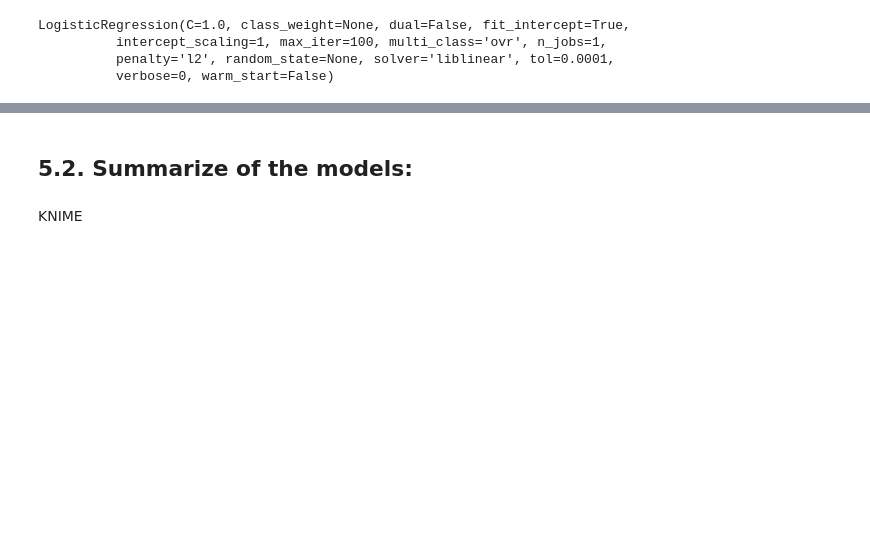
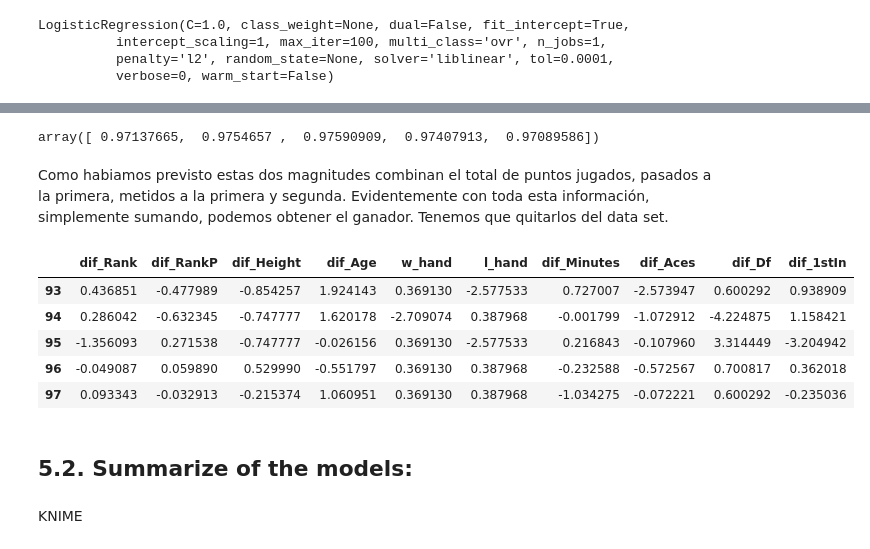
Before and after one commit to ISANJUA/TFM_ML4sportsBets, a Jupyter notebook: Resumen 3. Feature Extraction, Transformations and Cleansing.ipynb, the cells around one changed output, grey strips where cells are left out. Cells and saved outputs as stored; diff of their text form; code cells hidden in the pictures; blank space fills up the shorter version.

```diff
--- a/Resumen 3. Feature Extraction, Transformations and Cleansing.ipynb
+++ b/Resumen 3. Feature Extraction, Transformations and Cleansing.ipynb
@@ -1173,0 +1149,8 @@ METODO 2:
+# %%
+X_train,X_test,y_train,y_test = train_test_split(X, y)
+logreg.fit(X_train, y_train)
+cross_val_score(logreg, X_test, y_test,cv=5)
+# %% [output]
+array([ 0.97137665,  0.9754657 ,  0.97590909,  0.97407913,  0.97089586])
+# %% [markdown]
+Como habiamos previsto estas dos magnitudes combinan el total de puntos jugados, pasados a la primera, metidos a la primera y segunda. Evidentemente con toda esta información, simplemente sumando, podemos obtener el ganador. Tenemos que quitarlos del data set.
@@ -1174,3 +1161,14 @@ METODO 2:
+# %%
+X = TennisDFnorm_X
+# %%
+X.head()
+# %% [output]
+|  | dif_Rank | dif_RankP | dif_Height | dif_Age | w_hand | l_hand | dif_Minutes | dif_Aces | dif_Df | dif_1stIn |
+| 93 | 0.436851 | -0.477989 | -0.854257 | 1.924143 | 0.369130 | -2.577533 | 0.727007 | -2.573947 | 0.600292 | 0.938909 |
+| 94 | 0.286042 | -0.632345 | -0.747777 | 1.620178 | -2.709074 | 0.387968 | -0.001799 | -1.072912 | -4.224875 | 1.158421 |
+| 95 | -1.356093 | 0.271538 | -0.747777 | -0.026156 | 0.369130 | -2.577533 | 0.216843 | -0.107960 | 3.314449 | -3.204942 |
+| 96 | -0.049087 | 0.059890 | 0.529990 | -0.551797 | 0.369130 | 0.387968 | -0.232588 | -0.572567 | 0.700817 | 0.362018 |
+| 97 | 0.093343 | -0.032913 | -0.215374 | 1.060951 | 0.369130 | 0.387968 | -1.034275 | -0.072221 | 0.600292 | -0.235036 |
 # %% [markdown]
 ## 5.2. Summarize of the models:
 # %% [markdown]
```
Also changed, not shown: parts of 64 cells of this notebook.
